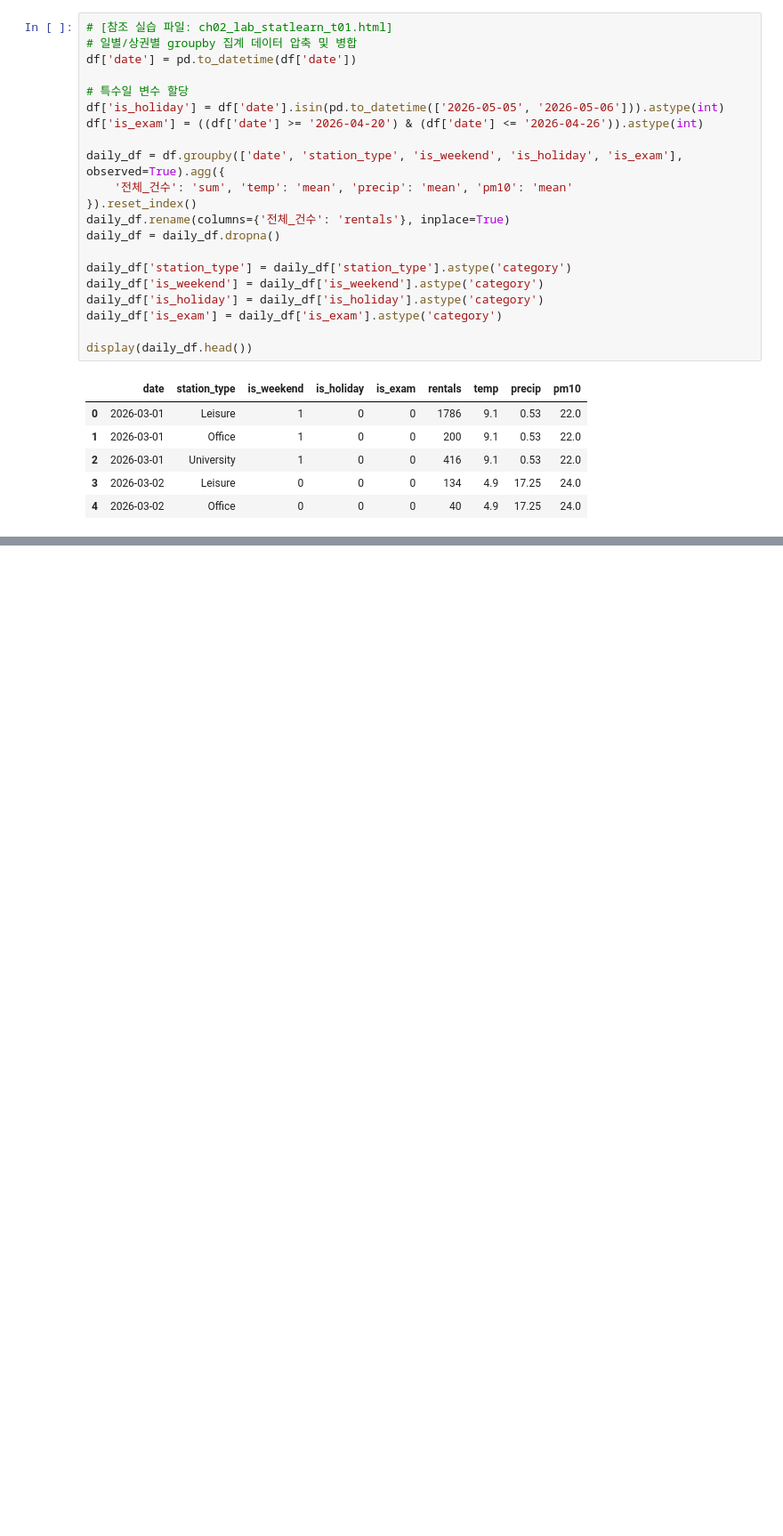
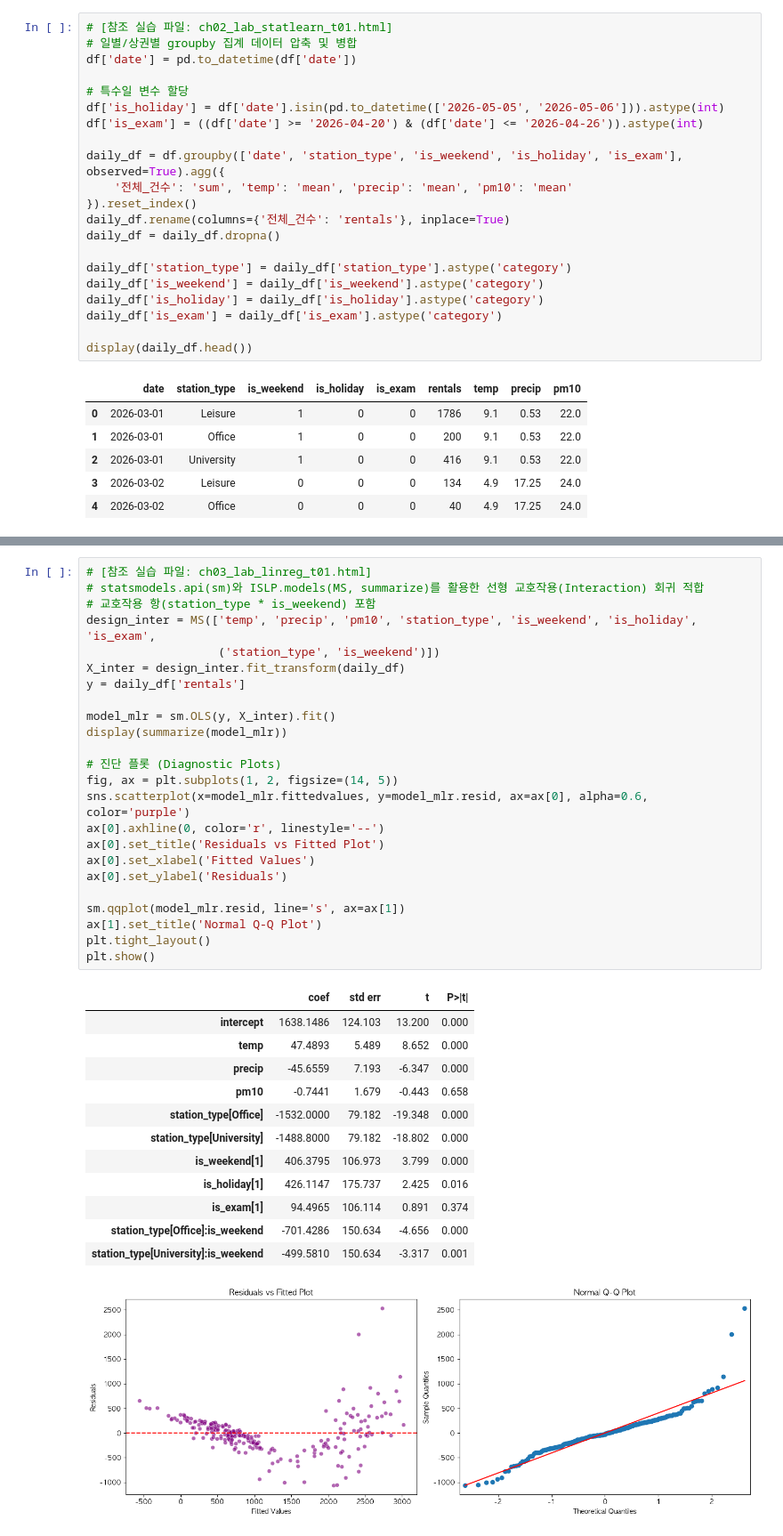
Before and after one commit to todayoneul/ddarungyee, a Jupyter notebook: 22100757_term_project.ipynb, the cells around one changed output, grey strips where cells are left out. Shown at 89% size. Drawn from its saved outputs; the diff is of its cells as text; blank space fills up the shorter version.

```diff
--- a/22100757_term_project.ipynb
+++ b/22100757_term_project.ipynb
@@ -1264,0 +344,38 @@ display(vif_data.sort_values(by='VIF (분산팽창인자)', ascending=False))
+# %%
+# [참조 실습 파일: ch03_lab_linreg_t01.html]
+# statsmodels.api(sm)와 ISLP.models(MS, summarize)를 활용한 선형 교호작용(Interaction) 회귀 적합
+# 교호작용 항(station_type * is_weekend) 포함
+design_inter = MS(['temp', 'precip', 'pm10', 'station_type', 'is_weekend', 'is_holiday', 'is_exam',
+                   ('station_type', 'is_weekend')])
+X_inter = design_inter.fit_transform(daily_df)
+y = daily_df['rentals']
+
+model_mlr = sm.OLS(y, X_inter).fit()
+display(summarize(model_mlr))
+
+# 진단 플롯 (Diagnostic Plots)
+fig, ax = plt.subplots(1, 2, figsize=(14, 5))
+sns.scatterplot(x=model_mlr.fittedvalues, y=model_mlr.resid, ax=ax[0], alpha=0.6, color='purple')
+ax[0].axhline(0, color='r', linestyle='--')
+ax[0].set_title('Residuals vs Fitted Plot')
+ax[0].set_xlabel('Fitted Values')
+ax[0].set_ylabel('Residuals')
+
+sm.qqplot(model_mlr.resid, line='s', ax=ax[1])
+ax[1].set_title('Normal Q-Q Plot')
+plt.tight_layout()
+plt.show()
+# %% [output]
+|  | coef | std err | t | P>|t| |
+| intercept | 1638.1486 | 124.103 | 13.200 | 0.000 |
+| temp | 47.4893 | 5.489 | 8.652 | 0.000 |
+| precip | -45.6559 | 7.193 | -6.347 | 0.000 |
+| pm10 | -0.7441 | 1.679 | -0.443 | 0.658 |
+| station_type[Office] | -1532.0000 | 79.182 | -19.348 | 0.000 |
+| station_type[University] | -1488.8000 | 79.182 | -18.802 | 0.000 |
+| is_weekend[1] | 406.3795 | 106.973 | 3.799 | 0.000 |
+| is_holiday[1] | 426.1147 | 175.737 | 2.425 | 0.016 |
+| is_exam[1] | 94.4965 | 106.114 | 0.891 | 0.374 |
+| station_type[Office]:is_weekend | -701.4286 | 150.634 | -4.656 | 0.000 |
+| station_type[University]:is_weekend | -499.5810 | 150.634 | -3.317 | 0.001 |
+[figure, added]
```
Also changed, not shown: parts of 88 cells of this notebook, 1 other file.
